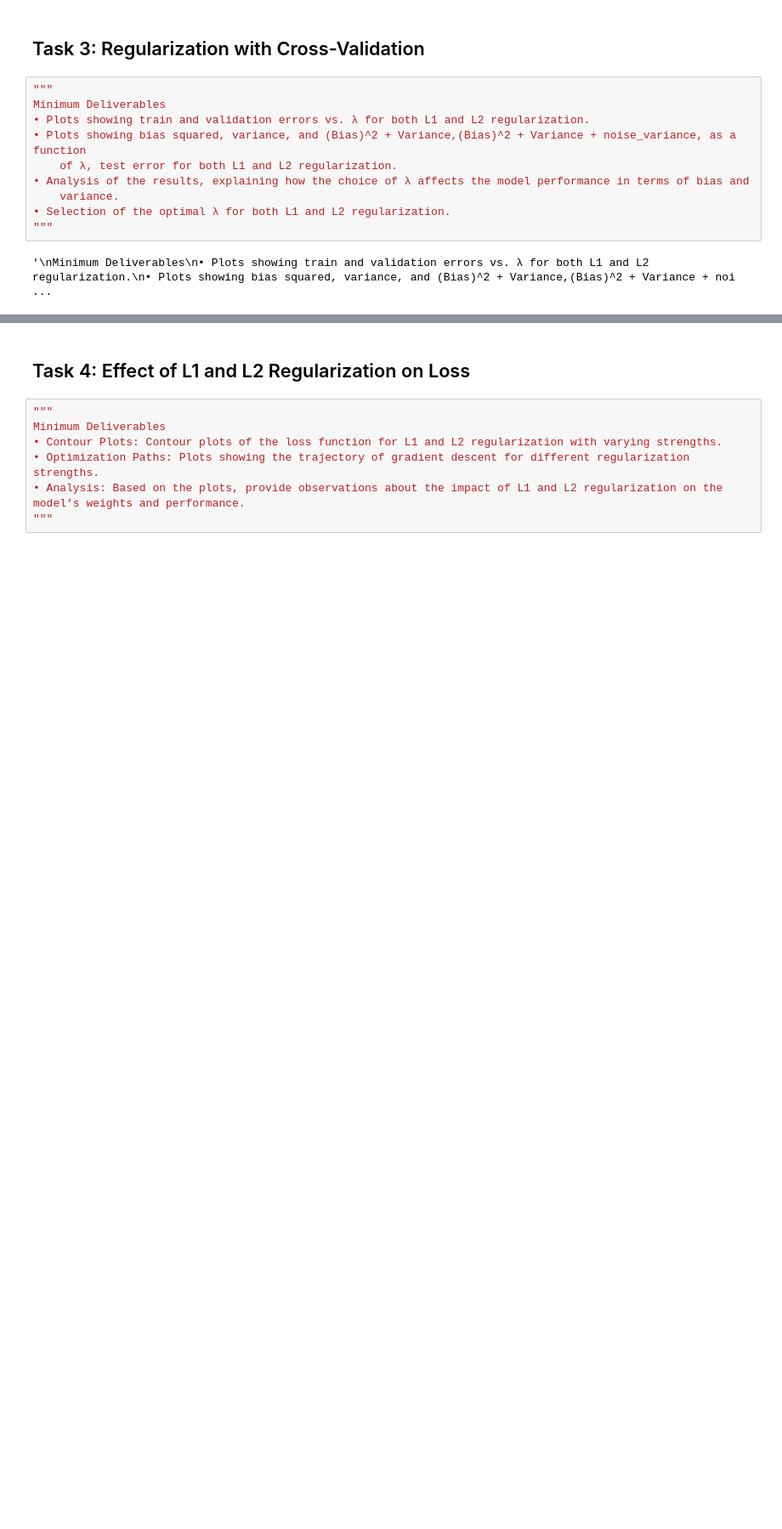
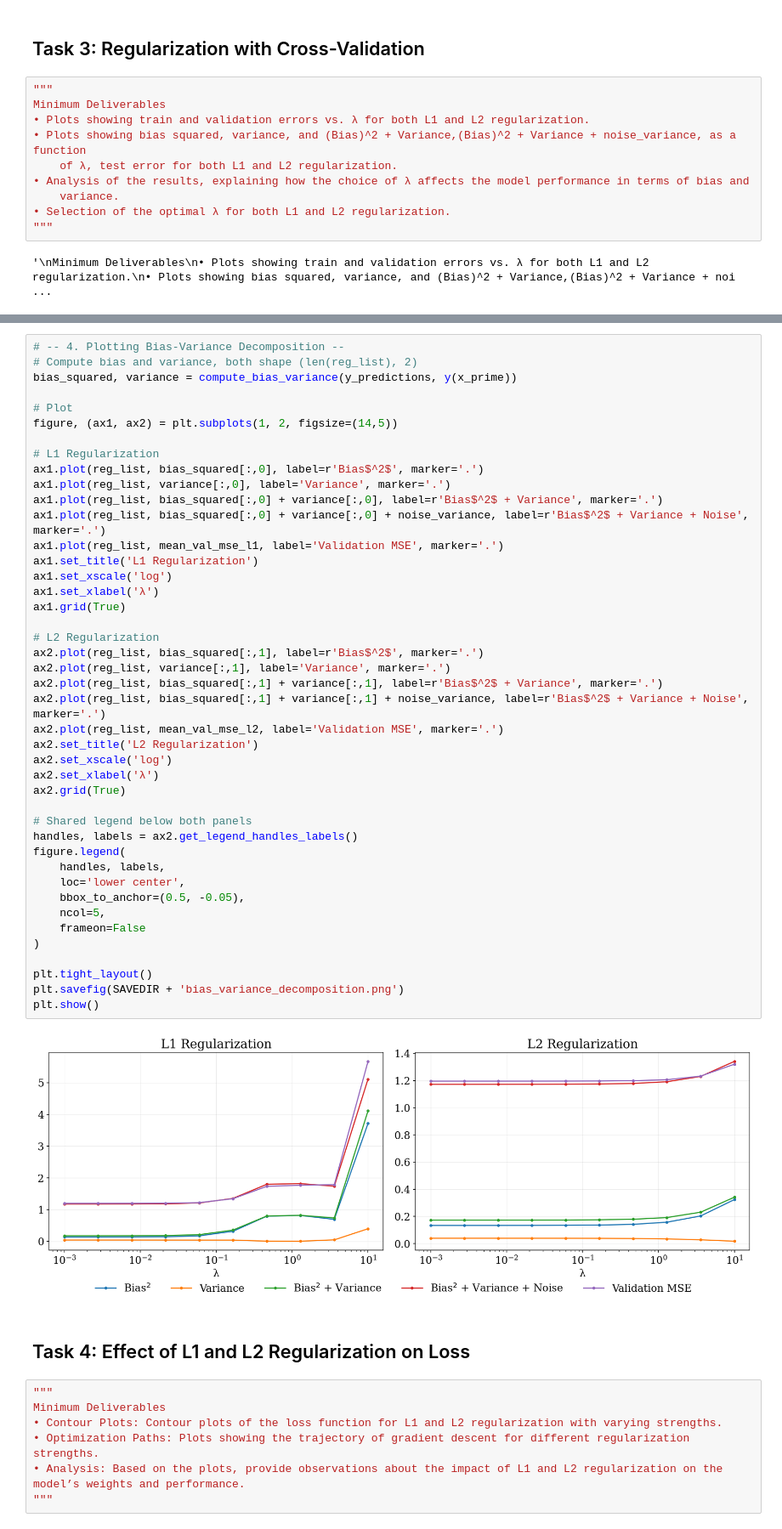
Before and after one commit to audrey352/PHYS551, a Jupyter notebook: Assignment2/A2_notebook.ipynb, the cells around one changed output, grey strips where cells are left out. Shown at 85% size. Saved outputs shown, nothing was run; the diff lists cells and outputs as text; blank space fills up the shorter version.

```diff
--- a/Assignment2/A2_notebook.ipynb
+++ b/Assignment2/A2_notebook.ipynb
@@ -413,3 +649,48 @@ Minimum Deliverables
+# %%
+# -- 4. Plotting Bias-Variance Decomposition --
+# Compute bias and variance, both shape (len(reg_list), 2)
+bias_squared, variance = compute_bias_variance(y_predictions, y(x_prime))
+
+# Plot
+figure, (ax1, ax2) = plt.subplots(1, 2, figsize=(14,5))
+
+# L1 Regularization
+ax1.plot(reg_list, bias_squared[:,0], label=r'Bias$^2$', marker='.')
+ax1.plot(reg_list, variance[:,0], label='Variance', marker='.')
+ax1.plot(reg_list, bias_squared[:,0] + variance[:,0], label=r'Bias$^2$ + Variance', marker='.')
+ax1.plot(reg_list, bias_squared[:,0] + variance[:,0] + noise_variance, label=r'Bias$^2$ + Variance + Noise', marker='.')
+ax1.plot(reg_list, mean_val_mse_l1, label='Validation MSE', marker='.')
+ax1.set_title('L1 Regularization')
+ax1.set_xscale('log')
+ax1.set_xlabel('λ')
+ax1.grid(True)
+
+# L2 Regularization
+ax2.plot(reg_list, bias_squared[:,1], label=r'Bias$^2$', marker='.')
+ax2.plot(reg_list, variance[:,1], label='Variance', marker='.')
+ax2.plot(reg_list, bias_squared[:,1] + variance[:,1], label=r'Bias$^2$ + Variance', marker='.')
+ax2.plot(reg_list, bias_squared[:,1] + variance[:,1] + noise_variance, label=r'Bias$^2$ + Variance + Noise', marker='.')
+ax2.plot(reg_list, mean_val_mse_l2, label='Validation MSE', marker='.')
+ax2.set_title('L2 Regularization')
+ax2.set_xscale('log')
+ax2.set_xlabel('λ')
+ax2.grid(True)
+
+# Shared legend below both panels
+handles, labels = ax2.get_legend_handles_labels()
+figure.legend(
+    handles, labels,
+    loc='lower center',
+    bbox_to_anchor=(0.5, -0.05),
+    ncol=5,
+    frameon=False
+)
+
+plt.tight_layout()
+plt.savefig(SAVEDIR + 'bias_variance_decomposition.png')
+plt.show()
+# %% [output]
+[figure, added]
 # %% [markdown]
 ## Task 4: Effect of L1 and L2 Regularization on Loss
 # %%
```
Also changed, not shown: parts of 17 cells of this notebook, 8 other files.
